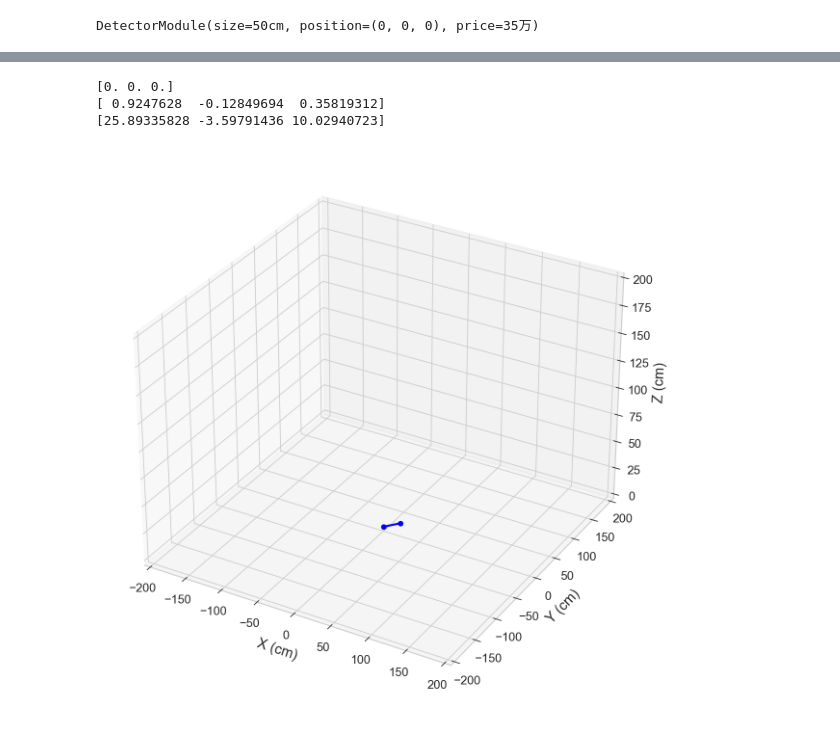
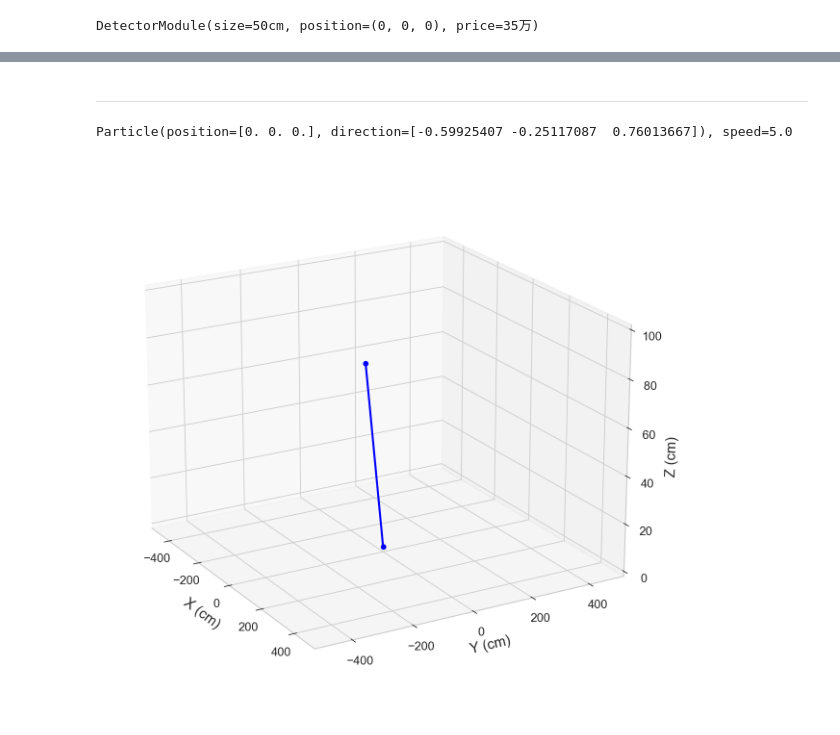
Before and after one commit to Xilicon02/FinalProject, a Jupyter notebook: Usage_Example.ipynb, the cells around one changed output, grey strips where cells are left out. Drawn from its saved outputs; the diff is of its cells as text; code cells hidden in the pictures.

```diff
--- a/Usage_Example.ipynb
+++ b/Usage_Example.ipynb
@@ -98,29 +70,24 @@ plt.show()
-# %%
-# Example of decay particle
-P2 = LLParticle()
-print(P2.position)
-print(P2.direction)
-time = P2.decay_time
-print(P2.position_t(time))
-
-fig = plt.figure(1, figsize=(10, 10))
-ax = fig.add_subplot(111, projection='3d')
-
-ax.scatter(P2.position[0], P2.position[1], P2.position[2], color='b')
-ax.scatter(P2.position_t(time)[0], P2.position_t(time)[1], P2.position_t(time)[2], color='b')
-ax.plot([P2.position[0], P2.position_t(time)[0]], [P2.position[1],P2.position_t(time)[1]],[P2.position[2],P2.position_t(time)[2]], color="b", zorder=100)
-
-ax.set_xlim(-200, 200)
-ax.set_ylim(-200, 200)
-ax.set_zlim(0, 200)
-ax.set_xlabel('X (cm)')
-ax.set_ylabel('Y (cm)')
-ax.set_zlabel('Z (cm)')
-
-plt.show()
-# %% [output]
-[0. 0. 0.]
-[ 0.9247628  -0.12849694  0.35819312]
-[25.89335828 -3.59791436 10.02940723]
-[figure, removed]
+# %% [markdown]
+----
+# %%
+# Create an instance of the 'Particle' class
+P1 = Particle()
+print(P1)
+
+start = P1.position
+end = P1.position_t(20)
+
+
+fig = plt.figure(1, figsize=(10, 10))
+ax = fig.add_subplot(111, projection='3d')
+configure_plot(ax)
+
+ax.plot([start[0], end[0]], [start[1], end[1]], [start[2], end[2]], color='b', zorder=100)
+ax.scatter(*start, color='b', label='Start')
+ax.scatter(*end, color='b', label='End')
+
+plt.show()
+# %% [output]
+Particle(position=[0. 0. 0.], direction=[-0.59925407 -0.25117087  0.76013667]), speed=5.0
+[figure, added]
 # %%
```
Also changed, not shown: parts of 10 cells of this notebook, 2 other files.
